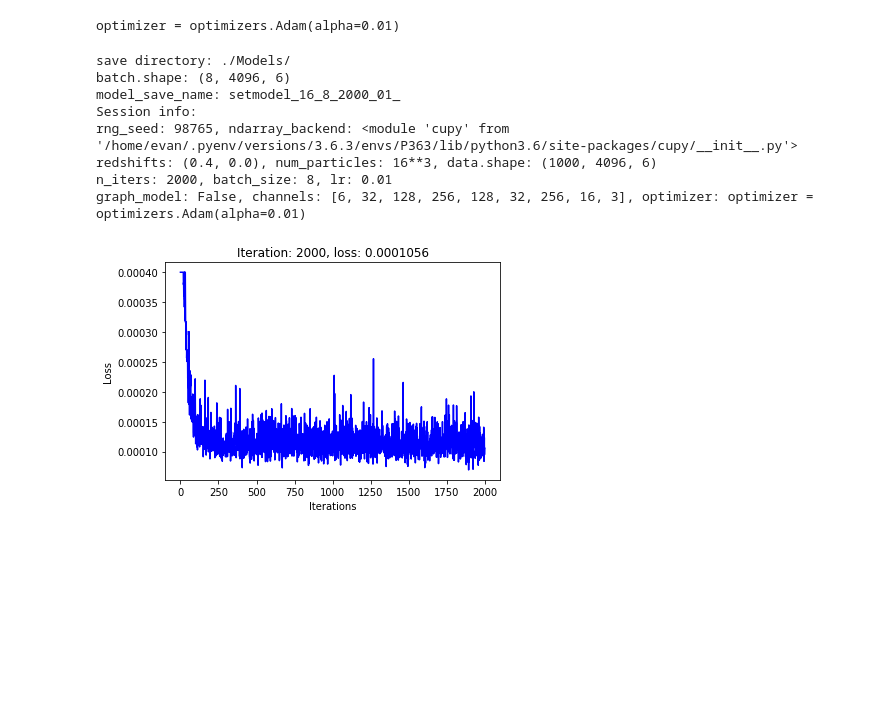
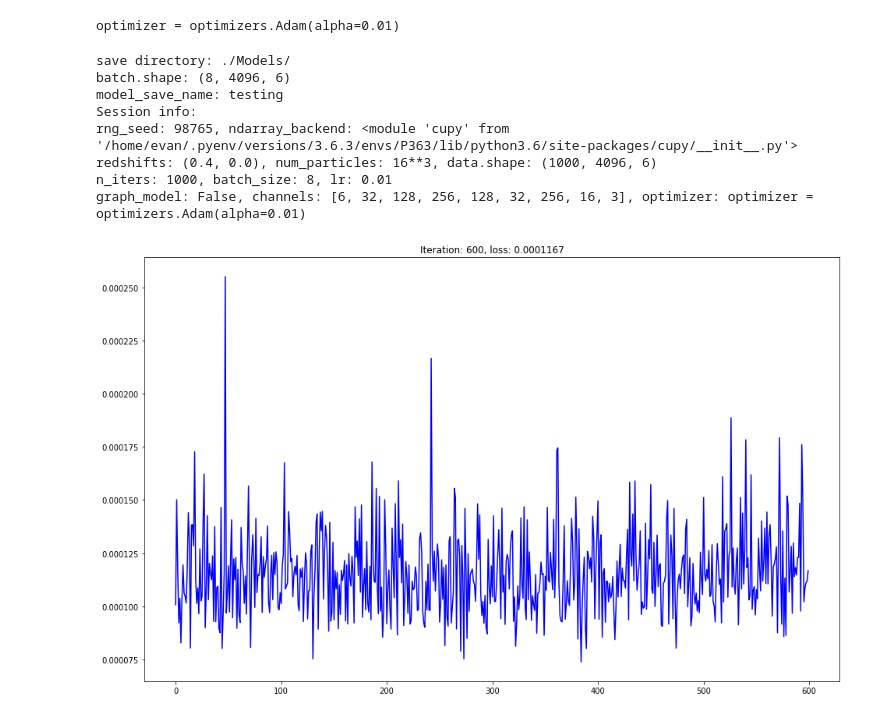
Before and after one commit to evdcush/N-Body_PointCloudEvolution, a Jupyter notebook: nbody.ipynb, the cells around one changed output. Drawn from its saved outputs; the diff is of its cells as text; code cells hidden in the pictures; blank space fills up the shorter version.

```diff
--- a/nbody.ipynb
+++ b/nbody.ipynb
@@ -82,7 +82,7 @@ interm_model_dir = model_dir + 'interm/'
 
 # training vars
 batch_size = 8
-n_iters = 2000
+n_iters = 1000
 # %%
 '''
 Training setup
@@ -100,7 +100,8 @@ naming postfix convention:
 |dataset|batch_size|iterations|learning_rate|
 eg: 16_64_1000_001
 '''
-model_name = 'setmodel_16_8_2000_01_'
+#model_name = 'setmodel_16_8_2000_01_'
+model_name = 'testing'
 print('model_save_name: ' + model_name)
 
 # loss container
@@ -112,18 +113,22 @@ print('graph_model: {}, channels: {}, optimizer: {}'.format(use_graph, model.cha
 # %% [output]
 save directory: ./Models/
 batch.shape: (8, 4096, 6)
-model_save_name: setmodel_16_8_2000_01_
+model_save_name: testing
 Session info:
 rng_seed: 98765, ndarray_backend: <module 'cupy' from '/home/evan/.pyenv/versions/3.6.3/envs/P363/lib/python3.6/site-packages/cupy/__init__.py'>
 redshifts: (0.4, 0.0), num_particles: 16**3, data.shape: (1000, 4096, 6)
-n_iters: 2000, batch_size: 8, lr: 0.01
+n_iters: 1000, batch_size: 8, lr: 0.01
 graph_model: False, channels: [6, 32, 128, 256, 128, 32, 256, 16, 3], optimizer: optimizer = optimizers.Adam(alpha=0.01)
 # %%
 '''
 Train loop
 '''
-use_bounded = True
 bound = 0.095
+loss_fig = plt.figure(figsize=(16,10))
+loss_ax = loss_fig.add_subplot(111)
+loss_ax.set_xlabel('Iterations')
+loss_ax.set_ylabel('Loss')
+
 for cur_iter in range(1, n_iters + 1):
     model.zerograds()
     idx_iter = cur_iter-1
@@ -135,44 +140,48 @@ for cur_iter in range(1, n_iters + 1):
     # get prediction and loss
     graphNN = None
     if use_graph:
         graphNN = graph_ops.GraphNN(_x_in, *nn_search_type)
-    x_hat = model(x_in, graphNN=graphNN, add=True, bounded=use_bounded) # prediction
+    x_hat = model(x_in, graphNN=graphNN, add=True) # prediction
 
-    if use_bounded: loss = nn.loss_fun_bounded(x_hat, x_true, bound=bound)
-    else:           loss = nn.loss_fun(x_hat, x_true)
+    loss = nn.get_MSE(x_hat, x_true, boundary=bound)
 
     # backprop and update
     loss.backward()
     optimizer.update()
     # save loss history
     loss_history[idx_iter] = cuda.to_cpu(loss.data)
     # Plot loss and save current model weights
     if save_cond:
         #print('{0:^4}    {1:^5}    {2:^4}'.format(cur_iter, loss_history[cur_iter-1], time.time()-t0))
         cur = str(cur_iter)
         np.save(model_dir + 'loss_history', loss_history)
         # plot loss
-        plt.yscale('log')
-        plt.clf()
-        plt.xlabel('Iterations')
-        plt.ylabel('Loss')
+        #plt.figure(figsize=(16, 10))
+        #plt.yscale('log')
+        #plt.clf()
+        #plt.xlabel('Iterations')
+        #plt.ylabel('Loss')
         y = loss_history[:cur_iter]
         yclip = .0004#np.mean(loss_history[:40])
         xvals = np.arange(cur_iter)
-        plt.grid(True)
-        plt.plot(xvals, np.clip(y,0,yclip), 'b-')
+        #plt.grid(True)
+        #plt.plot(xvals, np.clip(y,0,yclip), 'b-')
+        plt.cla()
+        plt.grid()
+        loss_ax.plot(xvals, np.clip(y,0,yclip), 'b-')
         #poly = np.poly1d(np.polyfit(xvals, y, 4))
         #plt.plot(xvals, poly(xvals), 'o-')
         #plt.yscale('linear')
-        plt.title('Iteration: {0}, loss: {1:.4}'.format(cur_iter, loss_history[idx_iter]))
+        loss_ax.set_title('Iteration: {0}, loss: {1:.4}'.format(cur_iter, loss_history[idx_iter]))
+        #plt.title('Iteration: {0}, loss: {1:.4}'.format(cur_iter, loss_history[idx_iter]))
         display.display(plt.gcf())
         display.clear_output(wait=True)
         time.sleep(0.0001)
         if cur_iter % 50 == 0:
             serializers.save_npz(interm_model_dir + model_name + cur + '.model', model)
             serializers.save_npz(interm_model_dir + model_name + cur + '.state', optimizer)
 # %% [output]
-[figure, old version]
+[figure, new version]
 # %%
 '''
 save train data
```
Also changed, not shown: parts of 3 cells of this notebook, 2 other files.
